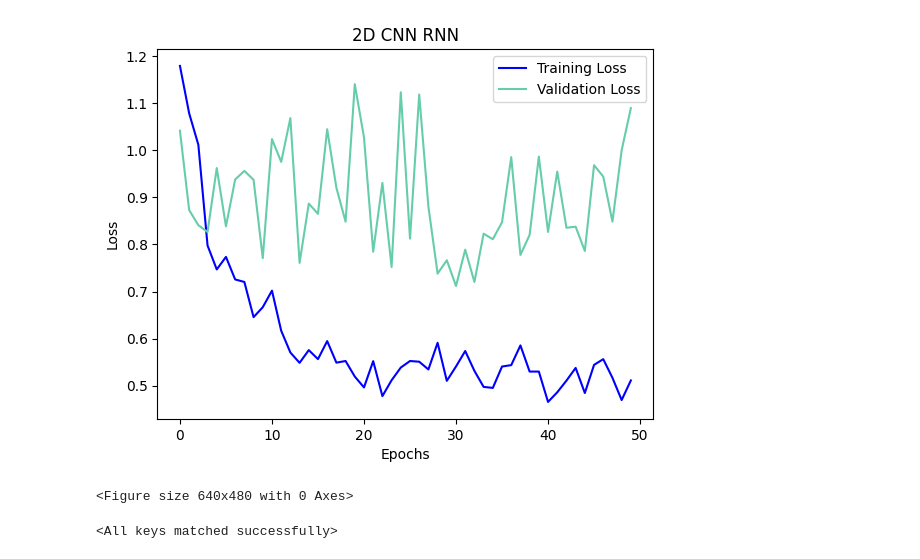
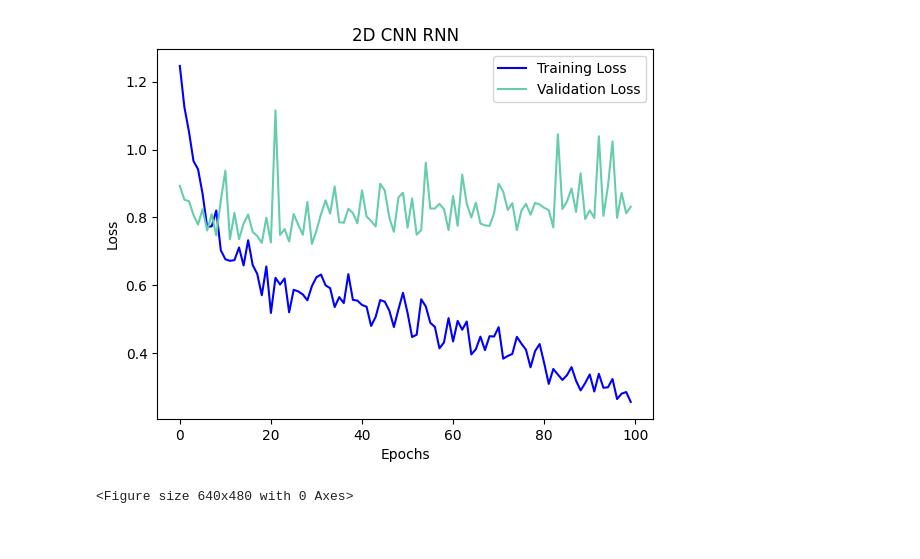
Before and after one commit to 3sara/Deep_learning_project, a Jupyter notebook: 2dcnn_rnn.ipynb, the cells around one changed output. Saved outputs shown, nothing was run; the diff lists cells and outputs as text; code cells hidden in the pictures.

Commit message:
new plot

```diff
--- a/2dcnn_rnn.ipynb
+++ b/2dcnn_rnn.ipynb
@@ -154,7 +154,7 @@ class DeepWeather(nn.Module):
 
         return out
 # %%
-def train(model, dataset, train_loader, test_loader, criterion, optimizer, epochs = 50, first_time = True, num_saved_epochs = 0):
+def train(model, dataset, train_loader, test_loader, criterion, optimizer, epochs = 50):
     device = torch.device('cuda') if torch.cuda.is_available() else torch.device('cpu')
     model = model.to(device)
 
@@ -202,26 +202,24 @@ model = DeepWeather()
 criterion = torch.nn.MSELoss()
 optimizer = torch.optim.Adam(model.parameters(), lr = 10e-6, weight_decay=1e-5)
 # %%
-#train_losses, val_losses = train(model, dataset, train_loader, test_loader, criterion, optimizer, epochs = 50, first_time = True, num_saved_epochs = 0)
+train_losses, val_losses = train(model, dataset, train_loader, test_loader, criterion, optimizer, epochs = 100)
 #torch.save(model.state_dict(), "models/model_2dcnn_rnn.tensor")
 # %%
-epochs = [epoch for epoch in range(50)]
+epochs = [epoch for epoch in range(100)]
 plt.plot(epochs, train_losses, label='Training Loss', color='blue')
 plt.plot(epochs, val_losses, label='Validation Loss', color='mediumaquamarine')
 plt.xlabel('Epochs')
 plt.ylabel('Loss')
 plt.legend()
 plt.title("2D CNN RNN")
 plt.show()
-plt.savefig("plots/2dcnn_rnn_loss")
+plt.savefig("plots/2dcnn_rnn_loss_100epochs.png")
 # %% [output]
-[figure, old version]
+[figure, new version]
 <Figure size 640x480 with 0 Axes>
 # %%
-state_dict=torch.load("models/model_2dcnn_rnn.tensor")
-model.load_state_dict(state_dict)
+#state_dict=torch.load("models/model_2dcnn_rnn.tensor")
+#model.load_state_dict(state_dict)
-# %% [output]
-<All keys matched successfully>
 # %%
 prediction_dataset = WeatherDataset()
 prediction_dataset.date_generation('24_12_2023','08_06_2024')
```
Also changed, not shown: parts of 1 cell of this notebook, 1 other file.
